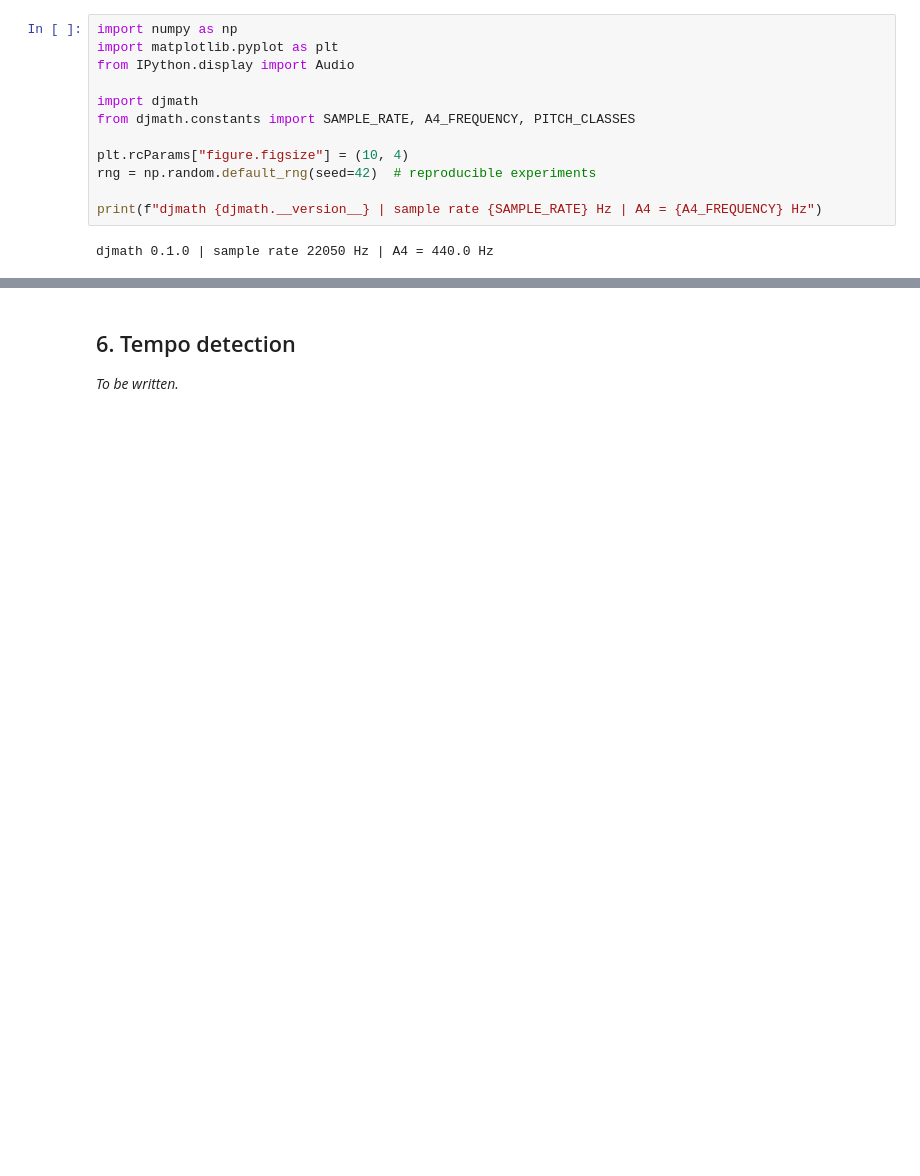
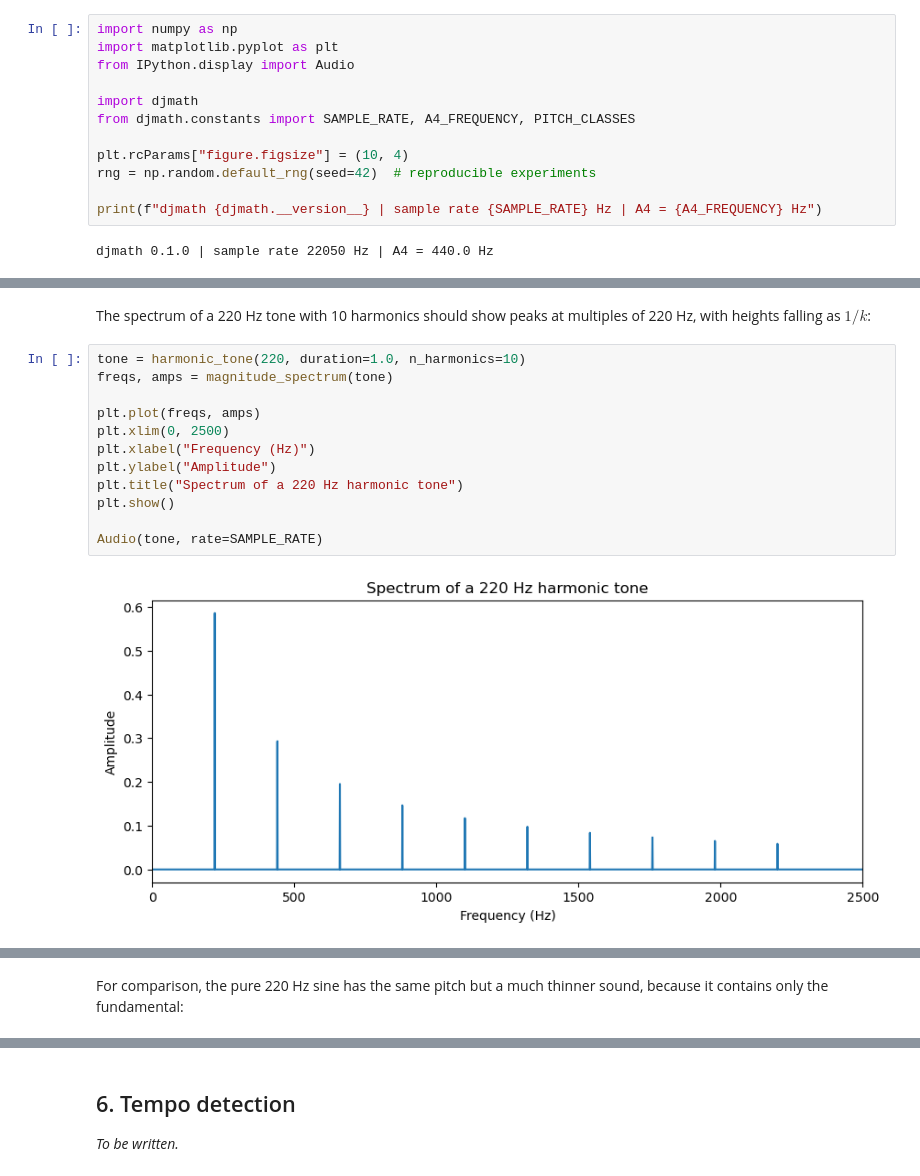
Before and after one commit to y0vladimirova/math-behind-the-mix, a Jupyter notebook: main.ipynb, the cells around one changed output, grey strips where cells are left out. Saved outputs shown, nothing was run; the diff lists cells and outputs as text; blank space fills up the shorter version.

```diff
--- a/main.ipynb
+++ b/main.ipynb
@@ -93,0 +157,16 @@ djmath 0.1.0 | sample rate 22050 Hz | A4 = 440.0 Hz
+# %% [markdown]
+The spectrum of a 220 Hz tone with 10 harmonics should show peaks at multiples of 220 Hz, with heights falling as $1/k$:
+# %%
+tone = harmonic_tone(220, duration=1.0, n_harmonics=10)
+freqs, amps = magnitude_spectrum(tone)
+
+plt.plot(freqs, amps)
+plt.xlim(0, 2500)
+plt.xlabel("Frequency (Hz)")
+plt.ylabel("Amplitude")
+plt.title("Spectrum of a 220 Hz harmonic tone")
+plt.show()
+
+Audio(tone, rate=SAMPLE_RATE)
+# %% [output]
+[figure, added]
@@ -93,0 +174,2 @@ djmath 0.1.0 | sample rate 22050 Hz | A4 = 440.0 Hz
+# %% [markdown]
+For comparison, the pure 220 Hz sine has the same pitch but a much thinner sound, because it contains only the fundamental:
```
Also changed, not shown: parts of 85 cells of this notebook, 6 other files.
